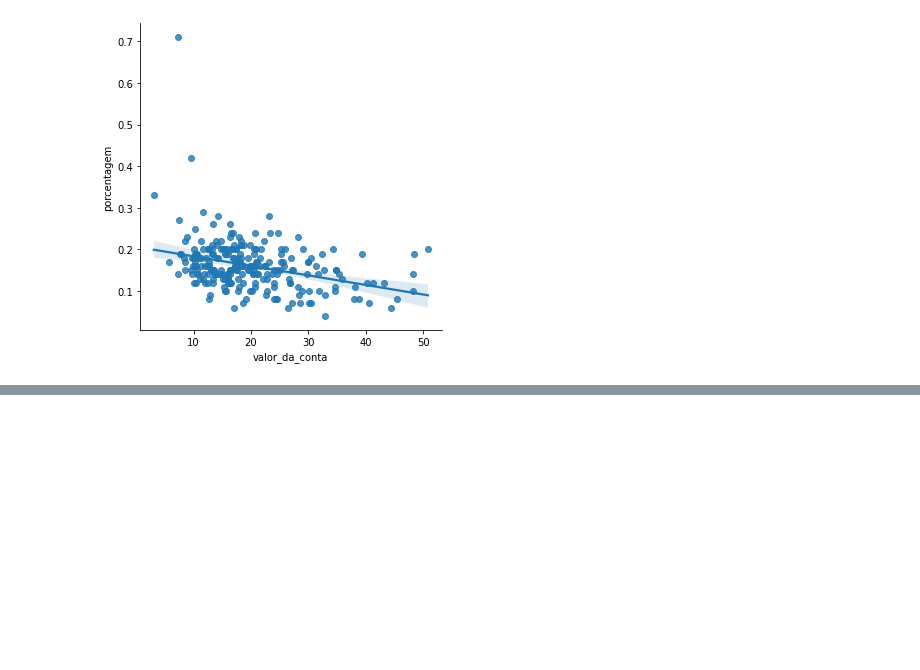
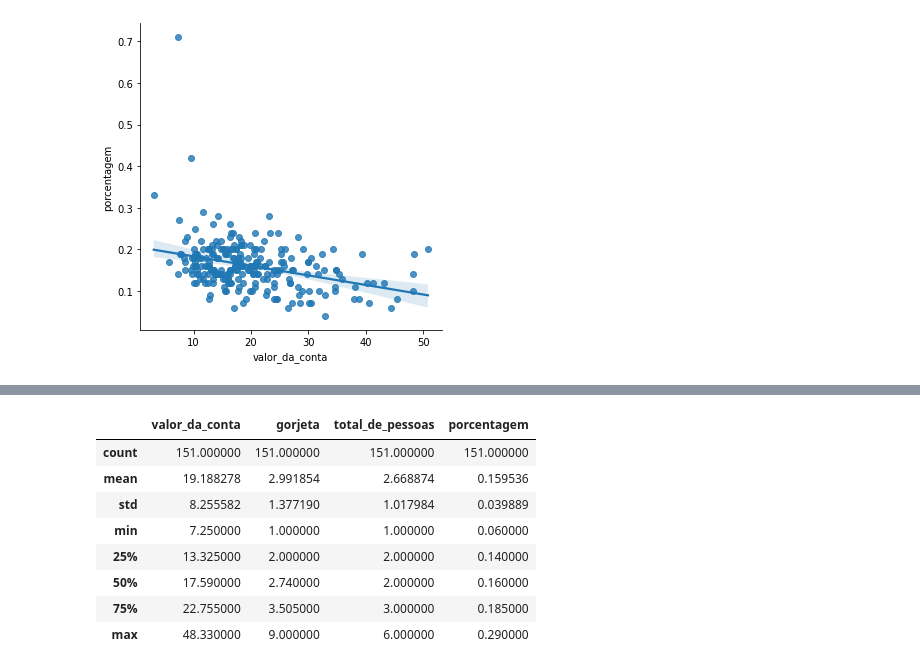
Before and after one commit to erikamarchi/data-visualization-explorando-com-seaborn, a Jupyter notebook: EDA_Gorjetas.ipynb, the cells around one changed output, grey strips where cells are left out. Drawn from its saved outputs; the diff is of its cells as text; code cells hidden in the pictures; blank space fills up the shorter version.

```diff
--- a/EDA_Gorjetas.ipynb
+++ b/EDA_Gorjetas.ipynb
@@ -145,0 +160,12 @@ sns.lmplot(x='valor_da_conta',
+# %%
+gorjetas[gorjetas.sobremesa == 'Não'].describe()
+# %% [output]
+|  | valor_da_conta | gorjeta | total_de_pessoas | porcentagem |
+| count | 151.000000 | 151.000000 | 151.000000 | 151.000000 |
+| mean | 19.188278 | 2.991854 | 2.668874 | 0.159536 |
+| std | 8.255582 | 1.377190 | 1.017984 | 0.039889 |
+| min | 7.250000 | 1.000000 | 1.000000 | 0.060000 |
+| 25% | 13.325000 | 2.000000 | 2.000000 | 0.140000 |
+| 50% | 17.590000 | 2.740000 | 2.000000 | 0.160000 |
+| 75% | 22.755000 | 3.505000 | 3.000000 | 0.185000 |
+| max | 48.330000 | 9.000000 | 6.000000 | 0.290000 |
```
Also changed, not shown: parts of 2 cells of this notebook.
